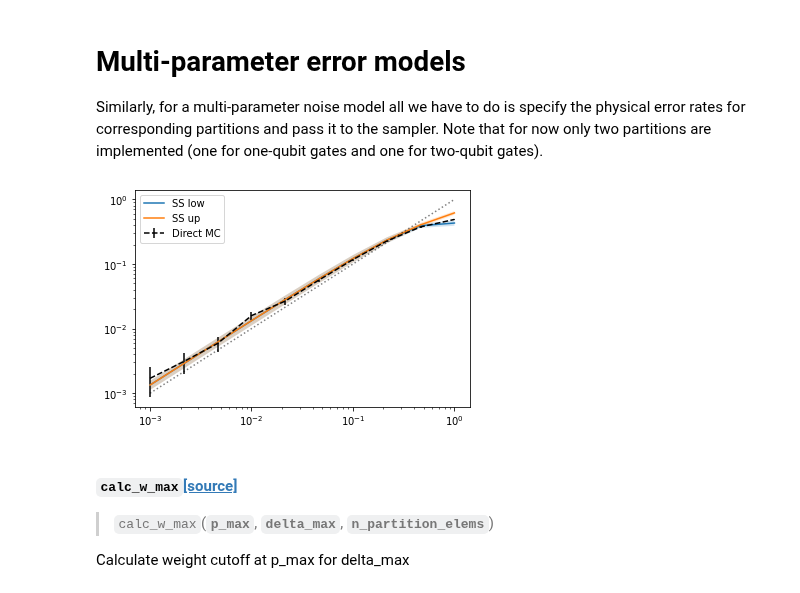
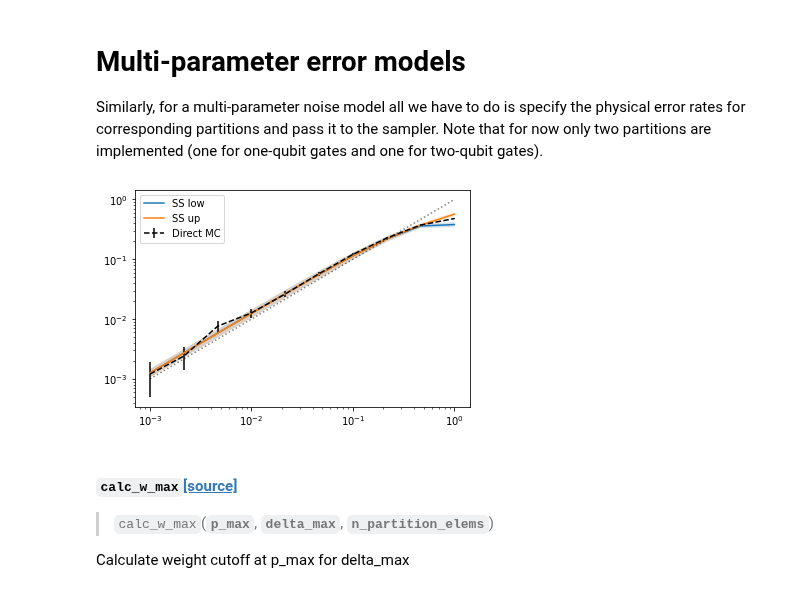
Before and after one commit to dpwinter/qsample, a Jupyter notebook: 05_samplers.ipynb, the cells around one changed output. Saved outputs shown, nothing was run; the diff lists cells and outputs as text; code cells hidden in the pictures.

```diff
--- a/05_samplers.ipynb
+++ b/05_samplers.ipynb
@@ -262,27 +262,29 @@ p2 = 0.5 * p1
 err_params = {'p1': p1, 'p2': p2}
 
 sam = SubsetSampler(ghz1, err_params)
-p_L_up, p_L_low, ss_std = sam.run(n_samples=1000, w_max=[1,3])#, w_exclude=[(0,0)])
+p_L_up, p_L_low, ss_std = sam.run(n_samples=1000, w_max=[1,3], w_exclude=[(0,0)])
 
-# sam = Sampler(ghz1, err_params)
-# p_L, std = sam.run(n_samples=10000)
+sam = Sampler(ghz1, err_params)
+p_L, std = sam.run(n_samples=10000)
 # %%
 #slow
 #hide_input
 
-plt.errorbar(p, p_L, fmt='--', c="black", yerr=std, label="Direct MC")
+import matplotlib.pyplot as plt
 
-plt.plot(p, p_L_low, label="SS low")
-plt.fill_between(p, p_L_low-ss_std, p_L_low+ss_std, alpha=0.2)
-plt.plot(p, p_L_up, label="SS up")
-plt.fill_between(p, p_L_up-ss_std, p_L_up+ss_std, alpha=0.2)
+plt.errorbar(p1, p_L, fmt='--', c="black", yerr=std, label="Direct MC")
 
-plt.plot(p, p, 'k:', alpha=0.5)
+plt.plot(p1, p_L_low, label="SS low")
+plt.fill_between(p1, p_L_low-ss_std, p_L_low+ss_std, alpha=0.2)
+plt.plot(p1, p_L_up, label="SS up")
+plt.fill_between(p1, p_L_up-ss_std, p_L_up+ss_std, alpha=0.2)
+
+plt.plot(p1, p1, 'k:', alpha=0.5)
 plt.xscale('log')
 plt.yscale('log')
 plt.legend();
 # %% [output]
-[figure, old version]
+[figure, new version]
 # %%
 show_doc(calc_w_max)
 # %% [output]
```
Also changed, not shown: parts of 1 cell of this notebook, 1 other file.
